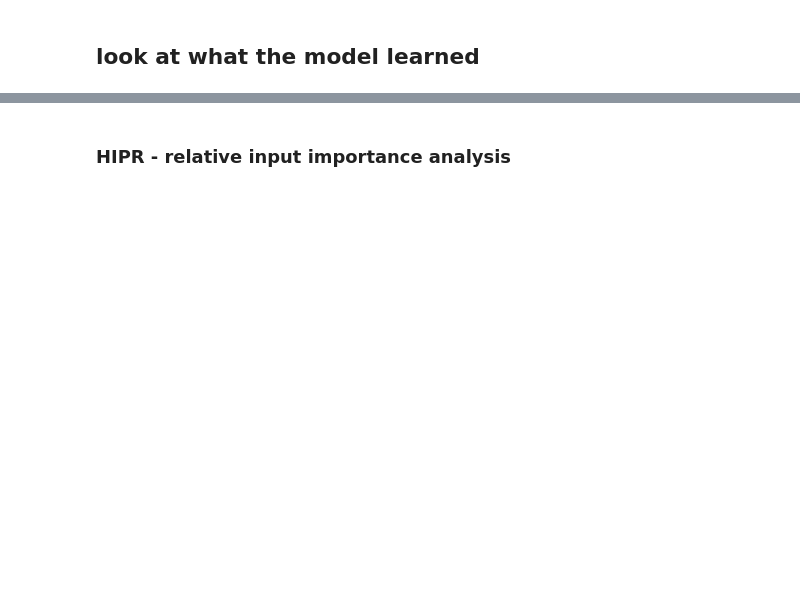
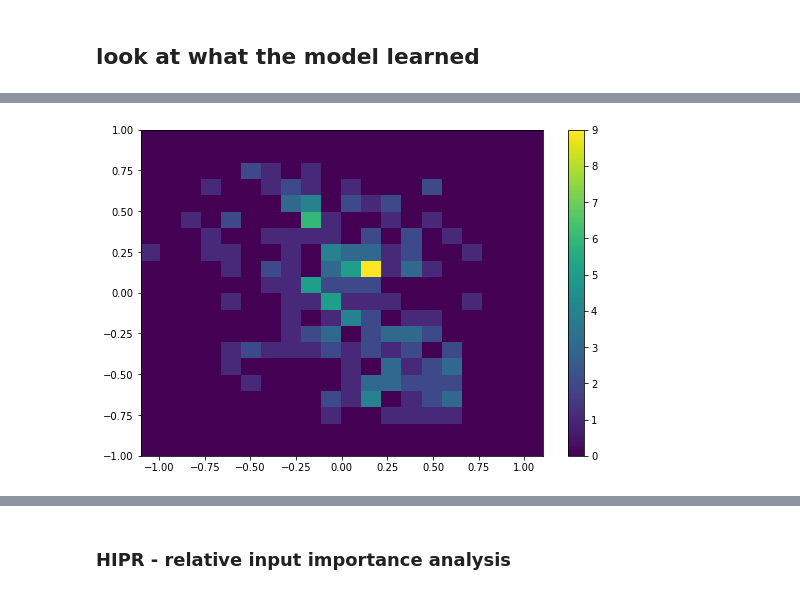
Before and after one commit to bio-phys/aimmd, a Jupyter notebook: examples/1.5_Toy_pytorch_MultiDomainModel_setup.ipynb, the cells around one changed output, grey strips where cells are left out. Saved outputs shown, nothing was run; the diff lists cells and outputs as text; code cells hidden in the pictures; blank space fills up the shorter version.

```diff
--- a/examples/1.5_Toy_pytorch_MultiDomainModel_setup.ipynb
+++ b/examples/1.5_Toy_pytorch_MultiDomainModel_setup.ipynb
@@ -452,0 +439,7 @@ plt.colorbar();
+# %%
+# the last 200 steps
+# hopefully there will be a difference... :0
+plt.hist2d(x[-200:], y[-200:], range=[(-1.1, 1.1),(-1., 1.)], bins=20)
+plt.colorbar();
+# %% [output]
+[figure, added]
```
Also changed, not shown: parts of 18 cells of this notebook.
